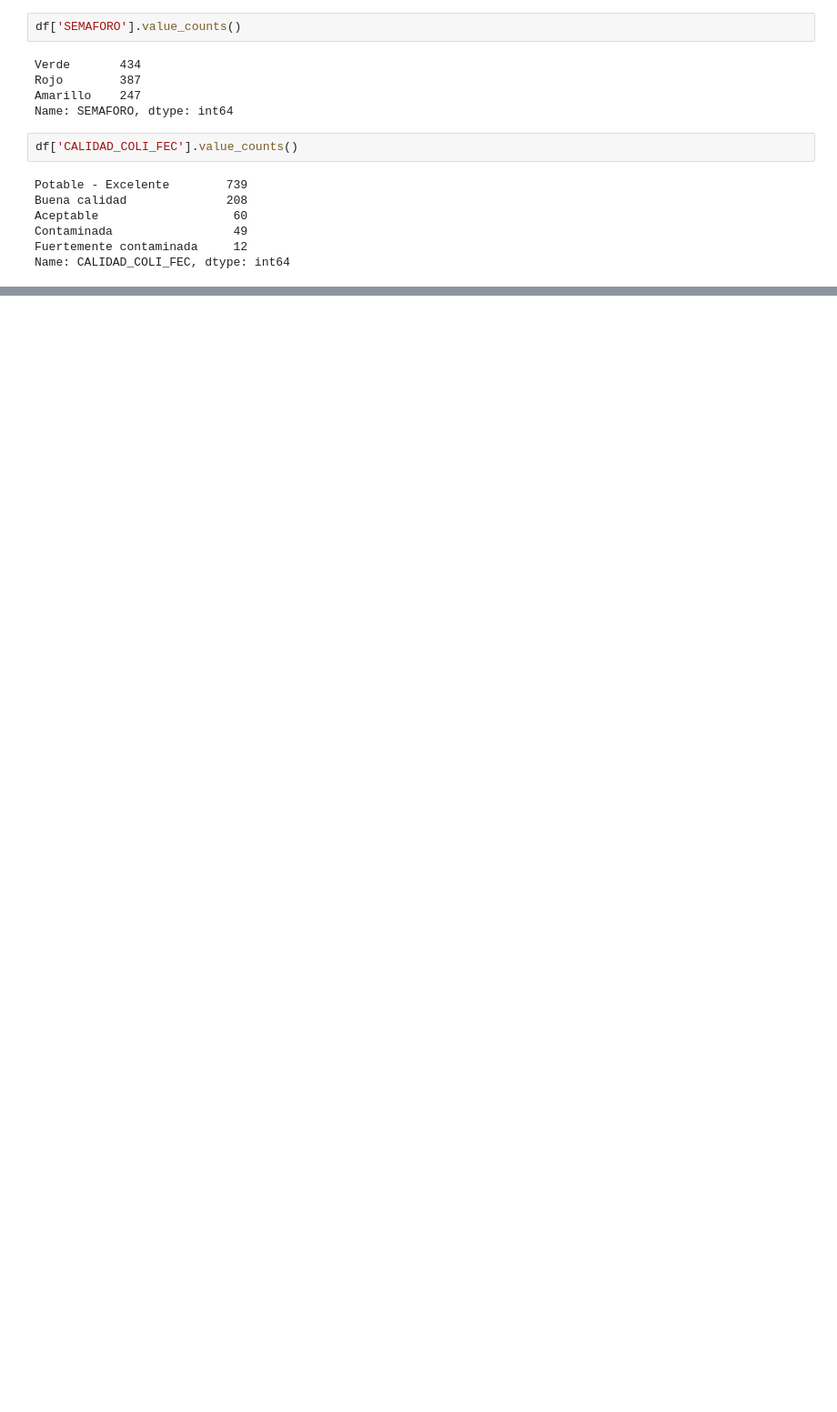
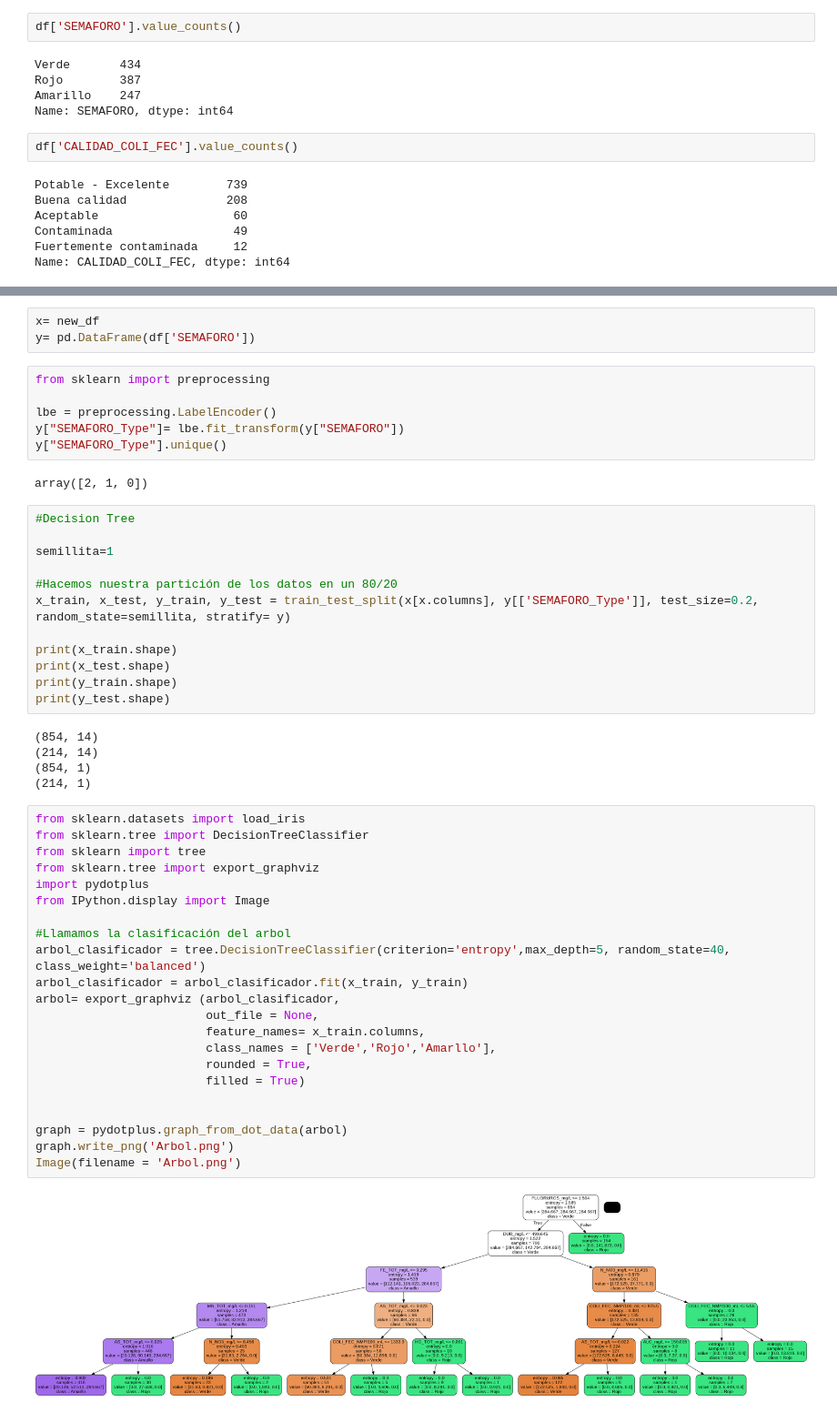
Before and after one commit to PosgradoMNA/actividades-del-projecto-equipo-85, a Jupyter notebook: Reto_entrega2_equipo85.ipynb, the cells around one changed output, grey strips where cells are left out. Shown at 91% size. Saved outputs shown, nothing was run; the diff lists cells and outputs as text; blank space fills up the shorter version.

```diff
--- a/Reto_entrega2_equipo85.ipynb
+++ b/Reto_entrega2_equipo85.ipynb
@@ -762,0 +781,52 @@ Name: CALIDAD_COLI_FEC, dtype: int64
+# %%
+x= new_df
+y= pd.DataFrame(df['SEMAFORO'])
+# %%
+from sklearn import preprocessing
+
+lbe = preprocessing.LabelEncoder()
+y["SEMAFORO_Type"]= lbe.fit_transform(y["SEMAFORO"])
+y["SEMAFORO_Type"].unique()
+# %% [output]
+array([2, 1, 0])
+# %%
+#Decision Tree
+
+semillita=1
+
+#Hacemos nuestra partición de los datos en un 80/20
+x_train, x_test, y_train, y_test = train_test_split(x[x.columns], y[['SEMAFORO_Type']], test_size=0.2, random_state=semillita, stratify= y)
+
+print(x_train.shape)
+print(x_test.shape)
+print(y_train.shape)
+print(y_test.shape)
+# %% [output]
+(854, 14)
+(214, 14)
+(854, 1)
+(214, 1)
+# %%
+from sklearn.datasets import load_iris
+from sklearn.tree import DecisionTreeClassifier
+from sklearn import tree
+from sklearn.tree import export_graphviz
+import pydotplus
+from IPython.display import Image
+
+#Llamamos la clasificación del arbol
+arbol_clasificador = tree.DecisionTreeClassifier(criterion='entropy',max_depth=5, random_state=40, class_weight='balanced')
+arbol_clasificador = arbol_clasificador.fit(x_train, y_train)
+arbol= export_graphviz (arbol_clasificador,
+                        out_file = None,
+                        feature_names= x_train.columns,
+                        class_names = ['Verde','Rojo','Amarllo'],
+                        rounded = True,
+                        filled = True)
+
+
+graph = pydotplus.graph_from_dot_data(arbol)
+graph.write_png('Arbol.png')
+Image(filename = 'Arbol.png')
+# %% [output]
+[figure, added]
```
Also changed, not shown: parts of 21 cells of this notebook.
